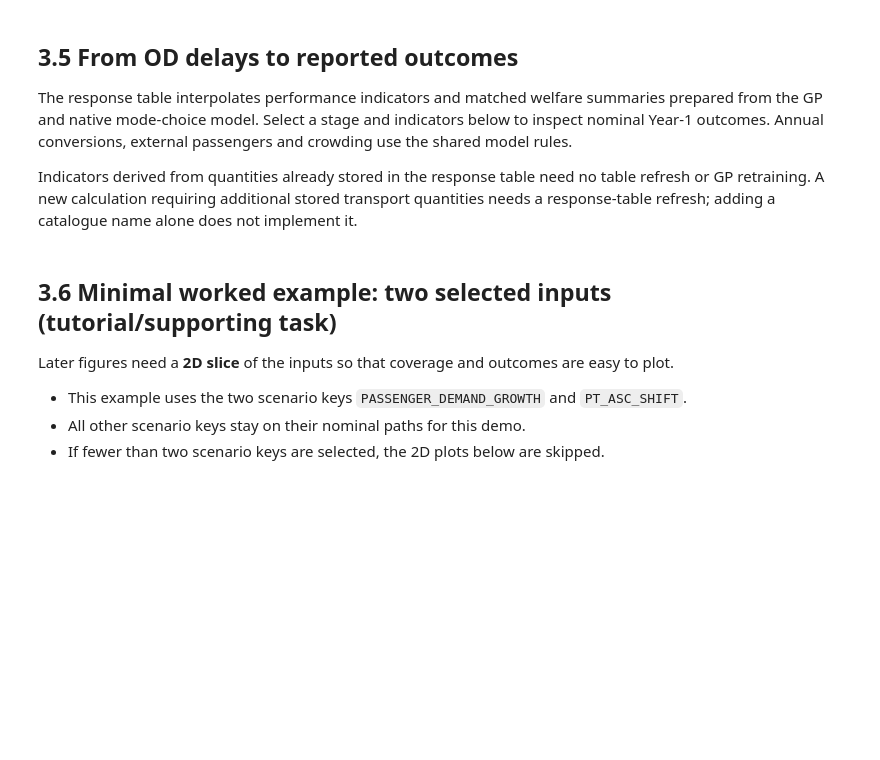
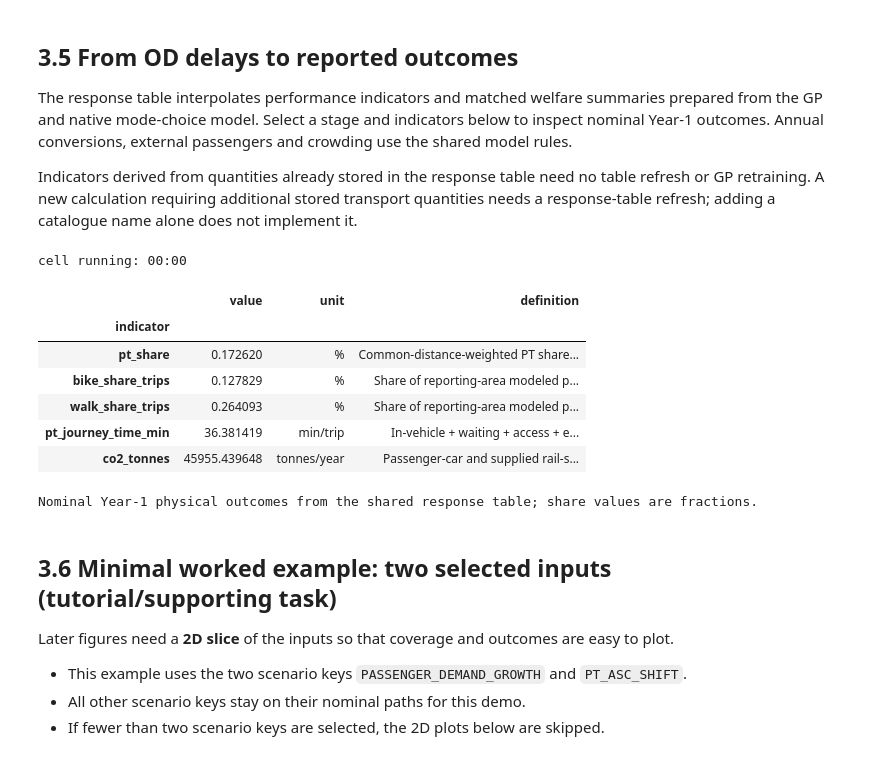
Before and after one commit to evmu2/IP-HS26-MehrSpur-CaseStudy-IP, a Jupyter notebook: notebooks/03_uncertainty_modeling.ipynb, the cells around one changed output. Drawn from its saved outputs; the diff is of its cells as text; code cells hidden in the pictures; blank space fills up the shorter version.

```diff
--- a/notebooks/03_uncertainty_modeling.ipynb
+++ b/notebooks/03_uncertainty_modeling.ipynb
@@ -883,15 +1035,25 @@ The response table interpolates performance indicators and matched welfare summa
 Indicators derived from quantities already stored in the response table need no table refresh or GP retraining. A new calculation requiring additional stored transport quantities needs a response-table refresh; adding a catalogue name alone does not implement it.
 # %%
 INSPECT_STAGE = 0
-INSPECT_INDICATORS = ["pt_share", "bike_share_trips", "walk_share_trips", "pt_journey_time_min"]
+INSPECT_INDICATORS = ["pt_share", "bike_share_trips", "walk_share_trips", "pt_journey_time_min", "co2_tonnes"]
 inspection = _snapshot(INSPECT_STAGE, 0, uc.nominal_paths())
 selected = select_indicators(INSPECT_INDICATORS)
 show_table('03_nominal_inspection', pd.DataFrame([
     {"indicator": key, "value": inspection[key], "unit": INDICATOR_CATALOG[key]["unit"],
      "definition": INDICATOR_CATALOG[key]["definition"]}
     for key in selected
 ], columns=["indicator", "value", "unit", "definition"]).set_index("indicator"))
 print("Nominal Year-1 physical outcomes from the shared response table; share values are fractions.")
+# %% [output]
+cell running: 00:00
+|  | value | unit | definition |
+| indicator |  |  |  |
+| pt_share | 0.172620 | % | Common-distance-weighted PT share... |
+| bike_share_trips | 0.127829 | % | Share of reporting-area modeled p... |
+| walk_share_trips | 0.264093 | % | Share of reporting-area modeled p... |
+| pt_journey_time_min | 36.381419 | min/trip | In-vehicle + waiting + access + e... |
+| co2_tonnes | 45955.439648 | tonnes/year | Passenger-car and supplied rail-s... |
+Nominal Year-1 physical outcomes from the shared response table; share values are fractions.
 # %% [markdown]
 ## 3.6 Minimal worked example: two selected inputs (tutorial/supporting task)
 
```
Also changed, not shown: parts of 25 cells of this notebook, 8 other files.
